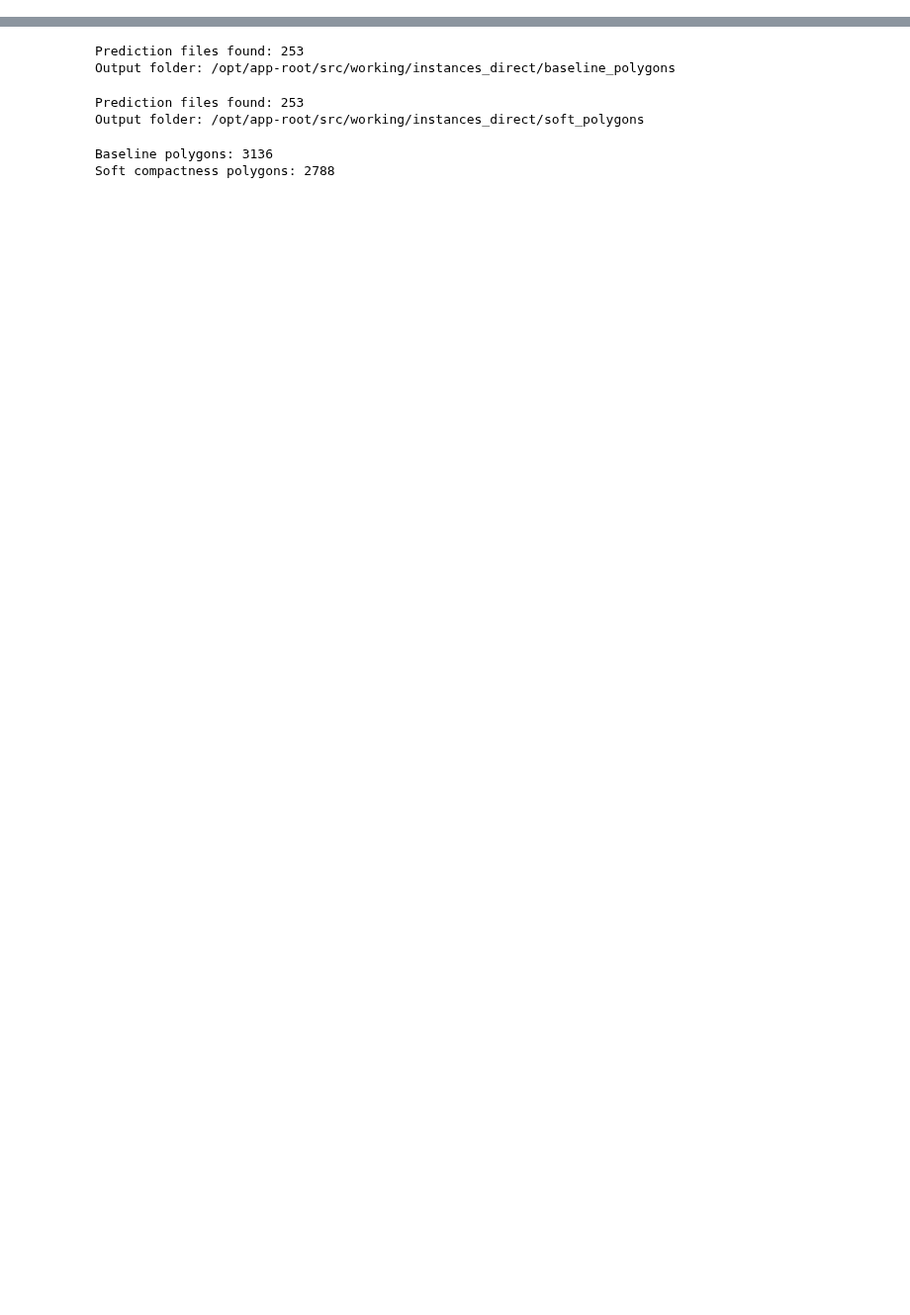
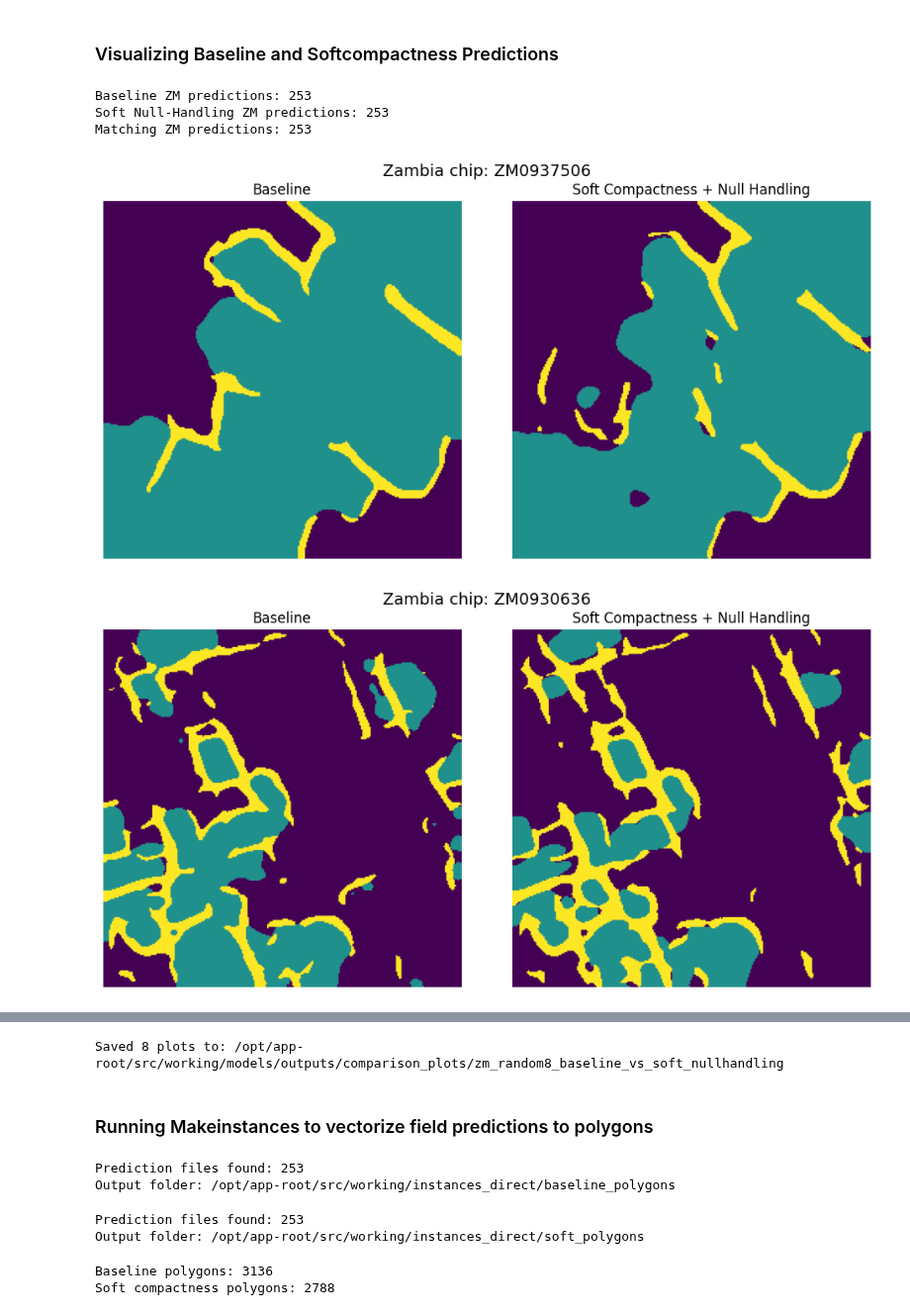
Before and after one commit to Gregory-Essuman/ftw-mappingafrica-integration, a Jupyter notebook: notebooks/compare_predictions.ipynb, the cells around one changed output, grey strips where cells are left out. Shown at 99% size. Saved outputs shown, nothing was run; the diff lists cells and outputs as text; code cells hidden in the pictures; blank space fills up the shorter version.

Commit message:
Add evaluation results and polygon-based visualization comparing baseline vs soft compactness predictions

```diff
--- a/notebooks/compare_predictions.ipynb
+++ b/notebooks/compare_predictions.ipynb
@@ -81,0 +61,76 @@ Saved 8 plots to: /opt/app-root/src/working/models/outputs/comparison_plots/zm_r
+# %% [markdown]
+### Visualizing Baseline and Softcompactness Predictions
+# %%
+from pathlib import Path
+import random
+import numpy as np
+import rasterio
+import matplotlib.pyplot as plt
+
+BASELINE_DIR = Path("/opt/app-root/src/working/models/outputs/predictions/baseline_5k/version_2/baseline_5k")
+
+# Updated: soft compactness model retrained with null handling
+SOFT_DIR = Path("/opt/app-root/src/working/models/outputs/predictions/softcompactness_5k/version_2/softcompactness_5k")
+
+OUT_DIR = Path("/opt/app-root/src/working/models/outputs/comparison_plots/zm_random8_baseline_vs_soft_nullhandling")
+OUT_DIR.mkdir(parents=True, exist_ok=True)
+
+N = 8
+# SEED = 42
+
+def read_band(path):
+    with rasterio.open(path) as src:
+        return src.read(1)
+
+baseline_files = {
+    p.stem.replace("_prediction", ""): p
+    for p in BASELINE_DIR.glob("ZM*_prediction.tif")
+}
+
+soft_files = {
+    p.stem.replace("_prediction", ""): p
+    for p in SOFT_DIR.glob("ZM*_prediction.tif")
+}
+
+common_ids = sorted(set(baseline_files) & set(soft_files))
+
+print("Baseline ZM predictions:", len(baseline_files))
+print("Soft Null-Handling ZM predictions:", len(soft_files))
+print("Matching ZM predictions:", len(common_ids))
+
+if len(common_ids) == 0:
+    raise ValueError("No matching ZM prediction files found.")
+
+# random.seed(SEED)
+sample_ids = random.sample(common_ids, min(N, len(common_ids)))
+
+for chip_id in sample_ids:
+    baseline = read_band(baseline_files[chip_id])
+    soft = read_band(soft_files[chip_id])
+
+    fig, axes = plt.subplots(1, 2, figsize=(10, 5))
+
+    axes[0].imshow(baseline, vmin=0, vmax=2)
+    axes[0].set_title("Baseline")
+
+    axes[1].imshow(soft, vmin=0, vmax=2)
+    axes[1].set_title("Soft Compactness + Null Handling")
+
+    for ax in axes:
+        ax.axis("off")
+
+    fig.suptitle(f"Zambia chip: {chip_id}", fontsize=14)
+    plt.tight_layout()
+
+    out_path = OUT_DIR / f"{chip_id}_baseline_vs_soft_nullhandling.png"
+    plt.savefig(out_path, dpi=200, bbox_inches="tight")
+    plt.show()
+    plt.close(fig)
+
+print(f"Saved {len(sample_ids)} plots to: {OUT_DIR}")
+# %% [output]
+Baseline ZM predictions: 253
+Soft Null-Handling ZM predictions: 253
+Matching ZM predictions: 253
+[figure, added]
+[figure, added]
@@ -82,3 +143,6 @@ Saved 8 plots to: /opt/app-root/src/working/models/outputs/comparison_plots/zm_r
+Saved 8 plots to: /opt/app-root/src/working/models/outputs/comparison_plots/zm_random8_baseline_vs_soft_nullhandling
+# %% [markdown]
+### Running Makeinstances to vectorize field predictions to polygons
 # %%
 from pathlib import Path
 import geopandas as gpd
```
Also changed, not shown: parts of 10 cells of this notebook.
